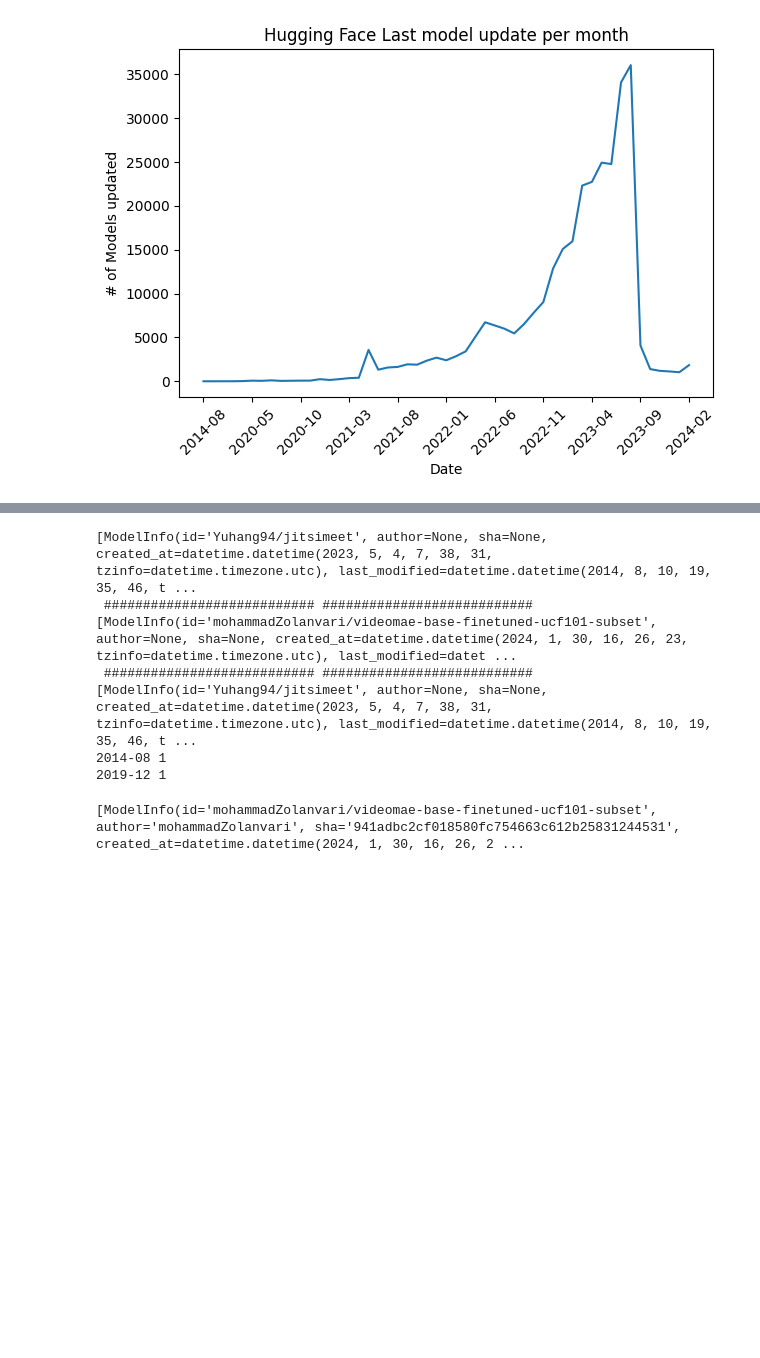
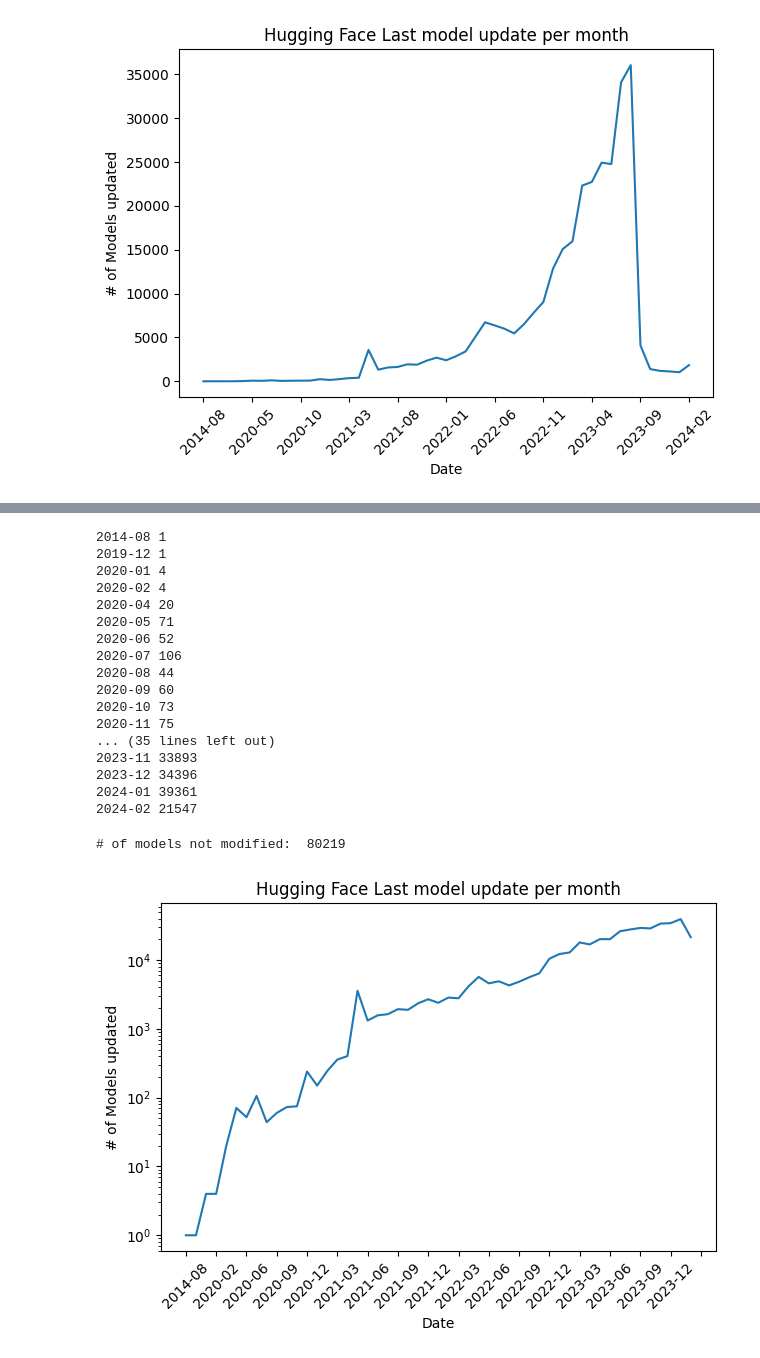
Before and after one commit to zbmed-semtec/mlentory-etl-pipeline, a Jupyter notebook: Playground/HF_metadata_tests.ipynb, the cells around one changed output, grey strips where cells are left out. Drawn from its saved outputs; the diff is of its cells as text; code cells hidden in the pictures; blank space fills up the shorter version.

Commit message:
:monocle_face: Exploring more efficient model update date retrieval.
Figure out how to bring the last model update date for all the models.

```diff
--- a/Playground/HF_metadata_tests.ipynb
+++ b/Playground/HF_metadata_tests.ipynb
@@ -320,6 +322,6 @@ Now the trick is to use a filter to bring information 1000 models at a time, and
 # %%
 api = HfApi()
-i = 300000
+i = 2000
 model_list = list(api.list_models(limit=i,full=True))
 start = 0
 
@@ -373,22 +379,12 @@ plt.show()
 # %%
-i = 2
-# model_list_back = list(api.list_models(limit=i,full=True,sort="last_modified",direction=1))
-# model_list_front = list(api.list_models(limit=i,full=True,sort="last_modified",direction=-1))
+i = 250000
+from contextlib import closing
 
-
+model_list_back = []
 model_list_back = list(api.list_models(limit=i,sort="last_modified",direction=1))
 model_list_front = list(api.list_models(limit=i,sort="last_modified",direction=-1))
 
-print(model_list_back)
-print(" ########################### ########################### ")
-print(model_list_front)
-print(" ########################### ########################### ")
-
 model_list = model_list_back + model_list_front
-
-print(model_list)
-
-start = 0
 
 dates = []
 daily_counts_dict = defaultdict(int)
@@ -410,18 +406,42 @@ daily_counts_list = []
 sorted_daily_counts_dict = sorted(daily_counts_dict.items(), key=lambda x: x[0])
 
 for date, count in sorted_daily_counts_dict:
-  print(date, count)
   dates.append(date)
   daily_counts_list.append(count)
 # %% [output]
-[ModelInfo(id='Yuhang94/jitsimeet', author=None, sha=None, created_at=datetime.datetime(2023, 5, 4, 7, 38, 31, tzinfo=datetime.timezone.utc), last_modified=datetime.datetime(2014, 8, 10, 19, 35, 46, t ...
- ########################### ###########################
-[ModelInfo(id='mohammadZolanvari/videomae-base-finetuned-ucf101-subset', author=None, sha=None, created_at=datetime.datetime(2024, 1, 30, 16, 26, 23, tzinfo=datetime.timezone.utc), last_modified=datet ...
- ########################### ###########################
-[ModelInfo(id='Yuhang94/jitsimeet', author=None, sha=None, created_at=datetime.datetime(2023, 5, 4, 7, 38, 31, tzinfo=datetime.timezone.utc), last_modified=datetime.datetime(2014, 8, 10, 19, 35, 46, t ...
 2014-08 1
 2019-12 1
+2020-01 4
+2020-02 4
+2020-04 20
+2020-05 71
+2020-06 52
+2020-07 106
+2020-08 44
+2020-09 60
+2020-10 73
+2020-11 75
+... (35 lines left out)
+2023-11 33893
+2023-12 34396
+2024-01 39361
+2024-02 21547
-# %%
-print(model_list_1)
-# %% [output]
-[ModelInfo(id='mohammadZolanvari/videomae-base-finetuned-ucf101-subset', author='mohammadZolanvari', sha='941adbc2cf018580fc754663c612b25831244531', created_at=datetime.datetime(2024, 1, 30, 16, 26, 2 ...
+# %%
+import matplotlib.ticker as mtick
+
+print("# of models not modified: ", number_of_models_not_modified)
+plt.plot(dates, daily_counts_list)
+plt.xlabel('Date')
+plt.ylabel('# of Models updated')
+plt.title('Hugging Face Last model update per month')
+plt.xticks(rotation=45)
+ax = plt.gca()
+ax.xaxis.set_major_locator(mtick.MultipleLocator(3))
+
+plt.yscale('log')
+
+plt.tight_layout()
+plt.show()
+# %% [output]
+# of models not modified:  80219
+[figure, added]
```
Also changed, not shown: parts of 8 cells of this notebook, 1 other file.
